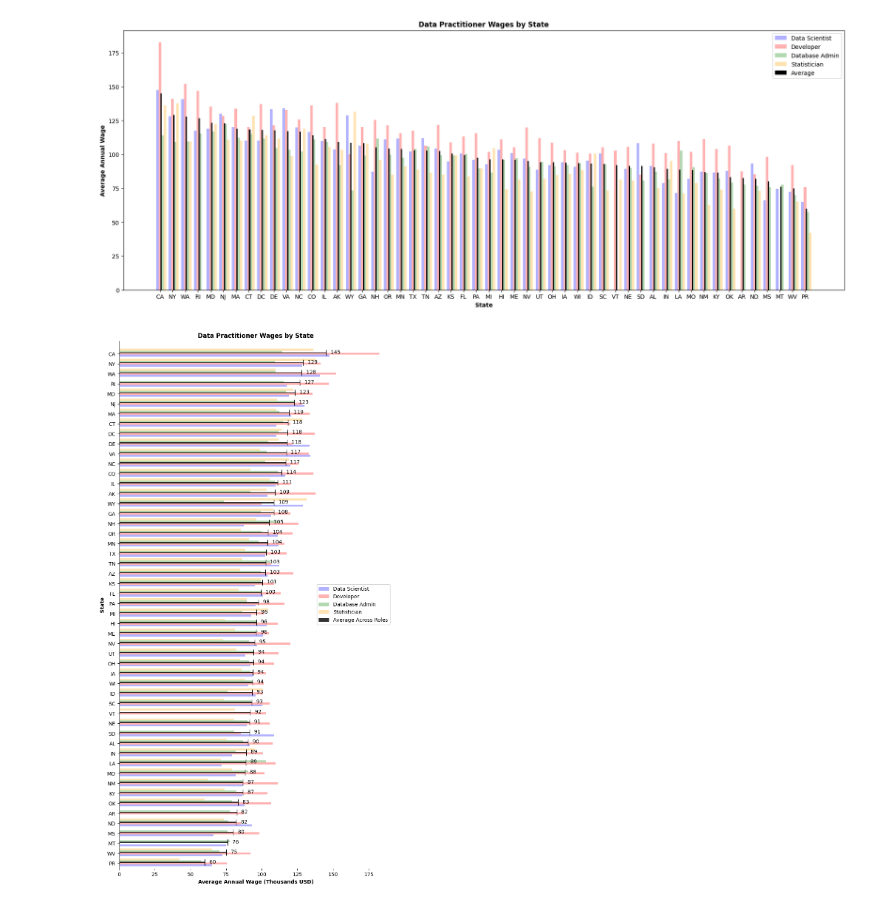
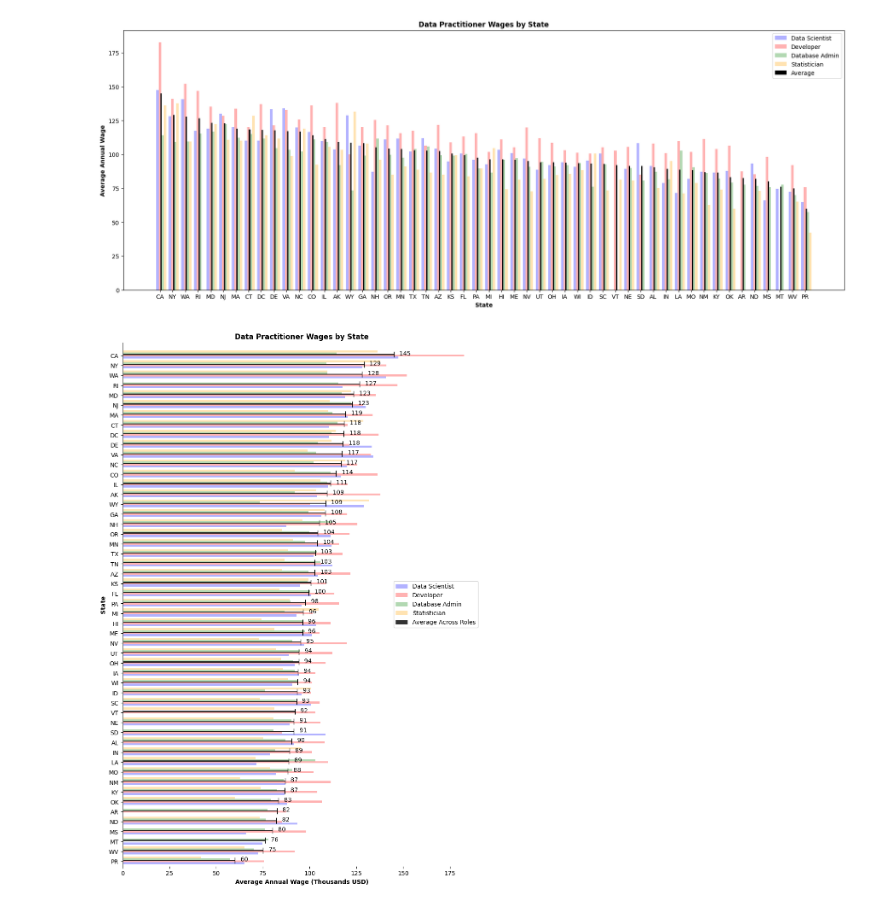
Before and after one commit to kac624/cuny, a Jupyter notebook: D608/story4_KeithC_script.ipynb, the cells around one changed output. Drawn from its saved outputs; the diff is of its cells as text; code cells hidden in the pictures.

```diff
--- a/D608/story4_KeithC_script.ipynb
+++ b/D608/story4_KeithC_script.ipynb
@@ -127,7 +127,7 @@ alpha = 0.3
 padding = 0.5
 
 # Set up fig
-plt.figure(figsize=(8, 15), layout='constrained')  # Adjusted for better fit of horizontal bars
+plt.figure(figsize=(9, 13), layout='constrained')  # Adjusted for better fit of horizontal bars
 
 # Plotting both groups - Note the swapping of positions and bar lengths
 plt.barh(positions - barWidth, df.data_scientist, height=barWidth, alpha=alpha, color='blue', label='Data Scientist')
@@ -144,31 +144,31 @@ for i, value in enumerate(df.avg):
     y_start = positions[i] + barWidth/2 - (barWidth*1.5)
     y_end = positions[i] + barWidth/2 + (barWidth*1.5)
 
     # Draw the vertical line for the "T" effect
     plt.vlines(x_position, y_start, y_end, color='black', linewidth=1)
 
     # Annotate the line with the value of 'avg'
     plt.text(x_position + 2, positions[i] - barWidth/2, f' {value:.0f}', va='bottom', color='black')
 
 # Adding labels
 plt.ylabel('State', fontweight='bold')
 plt.yticks(positions, df.state)
 plt.xlabel('Average Annual Wage (Thousands USD)', fontweight='bold')
 plt.title('Data Practitioner Wages by State', fontweight='bold')
 
 # Creating legend
 plt.legend(loc='center right')
 
 # Remove spines
 ax = plt.gca()
 ax.spines['top'].set_visible(False)
 ax.spines['right'].set_visible(False)
 ax.spines['bottom'].set_visible(False)
 
 # Adjust whitespace
 plt.ylim([min(positions) - padding, max(positions) + barWidth * 4 + padding])
 
 # Showing the plot
 plt.show()
 # %% [output]
-[figure, old version]
+[figure, new version]
```
Also changed, not shown: 3 other files.
